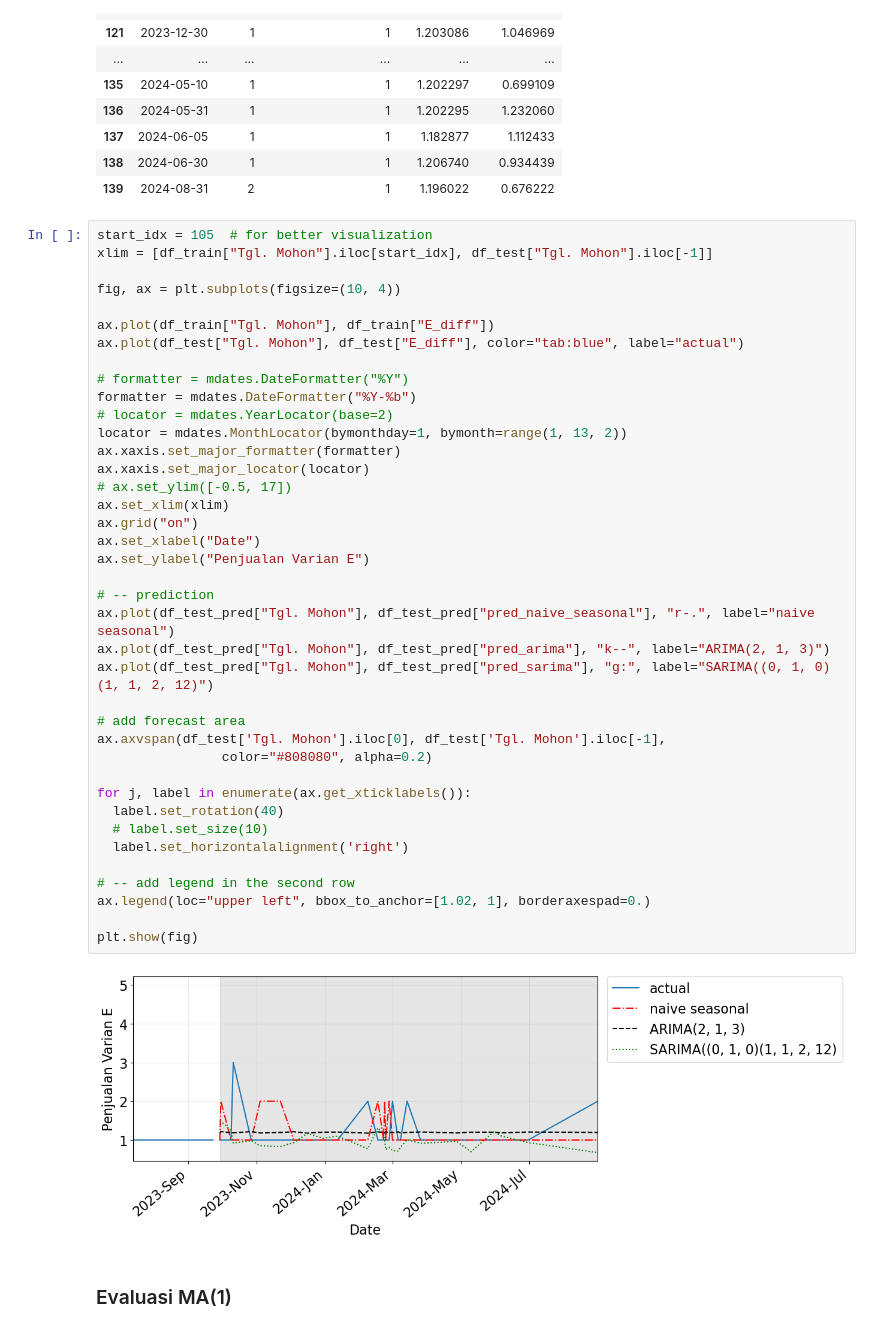
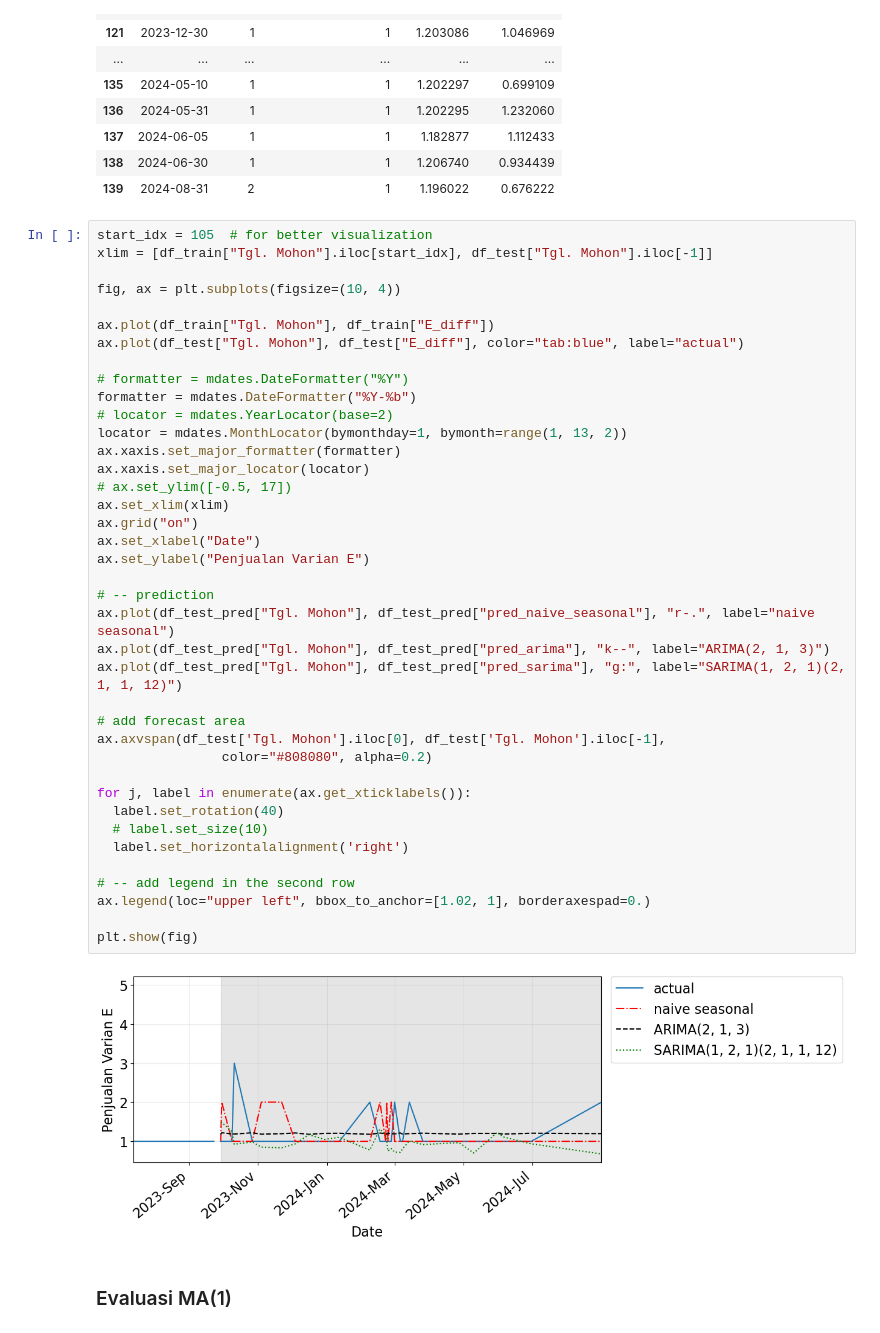
Before and after one commit to anajesset/tugas-akhirr, a Jupyter notebook: varian_e_individu.ipynb, the cells around one changed output. Cells and saved outputs as stored; diff of their text form.

```diff
--- a/varian_e_individu.ipynb
+++ b/varian_e_individu.ipynb
@@ -705,35 +706,35 @@ ax.plot(df_test["Tgl. Mohon"], df_test["E_diff"], color="tab:blue", label="actua
 # formatter = mdates.DateFormatter("%Y")
 formatter = mdates.DateFormatter("%Y-%b")
 # locator = mdates.YearLocator(base=2)
 locator = mdates.MonthLocator(bymonthday=1, bymonth=range(1, 13, 2))
 ax.xaxis.set_major_formatter(formatter)
 ax.xaxis.set_major_locator(locator)
 # ax.set_ylim([-0.5, 17])
 ax.set_xlim(xlim)
 ax.grid("on")
 ax.set_xlabel("Date")
 ax.set_ylabel("Penjualan Varian E")
 
 # -- prediction
 ax.plot(df_test_pred["Tgl. Mohon"], df_test_pred["pred_naive_seasonal"], "r-.", label="naive seasonal")
 ax.plot(df_test_pred["Tgl. Mohon"], df_test_pred["pred_arima"], "k--", label="ARIMA(2, 1, 3)")
-ax.plot(df_test_pred["Tgl. Mohon"], df_test_pred["pred_sarima"], "g:", label="SARIMA((0, 1, 0)(1, 1, 2, 12)")
+ax.plot(df_test_pred["Tgl. Mohon"], df_test_pred["pred_sarima"], "g:", label="SARIMA(1, 2, 1)(2, 1, 1, 12)")
 
 # add forecast area
 ax.axvspan(df_test['Tgl. Mohon'].iloc[0], df_test['Tgl. Mohon'].iloc[-1],
                 color="#808080", alpha=0.2)
 
 for j, label in enumerate(ax.get_xticklabels()):
   label.set_rotation(40)
   # label.set_size(10)
   label.set_horizontalalignment('right')
 
 # -- add legend in the second row
 ax.legend(loc="upper left", bbox_to_anchor=[1.02, 1], borderaxespad=0.)
 
 plt.show(fig)
 # %% [output]
-[figure, old version]
+[figure, new version]
 # %% [markdown]
 ### Evaluasi MA(1)
 # %% [markdown]
```
Also changed, not shown: parts of 2 cells of this notebook.
